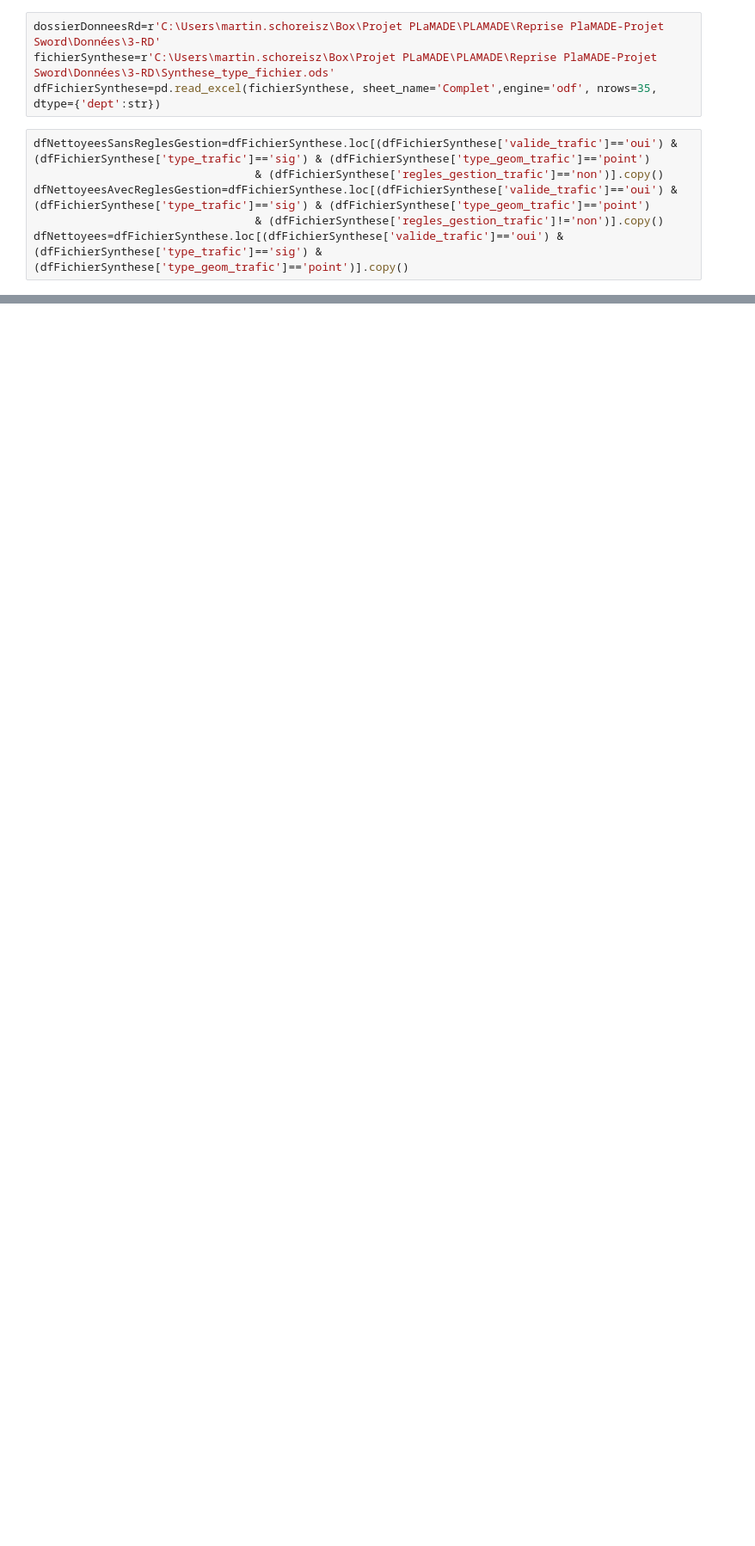
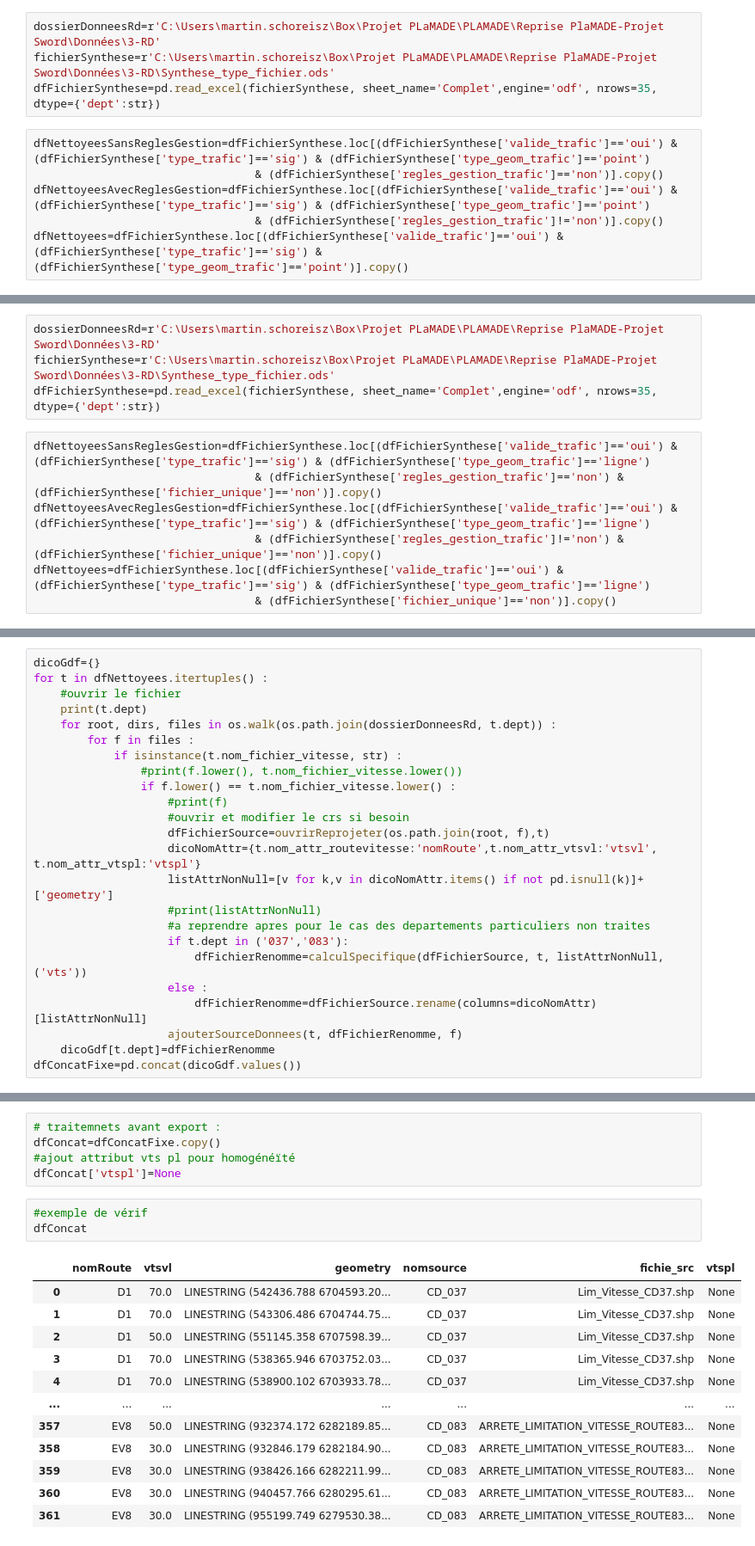
Before and after one commit to nantodevison/plamade, a Jupyter notebook: PlaMADE/src/Outils.ipynb, the cells around one changed output, grey strips where cells are left out. Shown: that part at 86% size. Saved outputs shown, nothing was run; the diff lists cells and outputs as text; blank space fills up the shorter version.

Commit message:
concat rd fini

```diff
--- a/PlaMADE/src/Outils.ipynb
+++ b/PlaMADE/src/Outils.ipynb
@@ -553,0 +629,11 @@ array(['BBSG', 'ES', None], dtype=object)
+# %%
+dossierDonneesRd=r'C:\Users\martin.schoreisz\Box\Projet PLaMADE\PLAMADE\Reprise PlaMADE-Projet Sword\Données\3-RD'
+fichierSynthese=r'C:\Users\martin.schoreisz\Box\Projet PLaMADE\PLAMADE\Reprise PlaMADE-Projet Sword\Données\3-RD\Synthese_type_fichier.ods'
+dfFichierSynthese=pd.read_excel(fichierSynthese, sheet_name='Complet',engine='odf', nrows=35, dtype={'dept':str})
+# %%
+dfNettoyeesSansReglesGestion=dfFichierSynthese.loc[(dfFichierSynthese['valide_trafic']=='oui') & (dfFichierSynthese['type_trafic']=='sig') & (dfFichierSynthese['type_geom_trafic']=='ligne')
+                                 & (dfFichierSynthese['regles_gestion_trafic']=='non') & (dfFichierSynthese['fichier_unique']=='non')].copy()
+dfNettoyeesAvecReglesGestion=dfFichierSynthese.loc[(dfFichierSynthese['valide_trafic']=='oui') & (dfFichierSynthese['type_trafic']=='sig') & (dfFichierSynthese['type_geom_trafic']=='ligne')
+                                 & (dfFichierSynthese['regles_gestion_trafic']!='non') & (dfFichierSynthese['fichier_unique']=='non')].copy()
+dfNettoyees=dfFichierSynthese.loc[(dfFichierSynthese['valide_trafic']=='oui') & (dfFichierSynthese['type_trafic']=='sig') & (dfFichierSynthese['type_geom_trafic']=='ligne')
+                                 & (dfFichierSynthese['fichier_unique']=='non')].copy()
@@ -553,0 +687,24 @@ array(['BBSG', 'ES', None], dtype=object)
+# %%
+dicoGdf={}
+for t in dfNettoyees.itertuples() :
+    #ouvrir le fichier
+    print(t.dept)
+    for root, dirs, files in os.walk(os.path.join(dossierDonneesRd, t.dept)) :
+        for f in files :
+            if isinstance(t.nom_fichier_vitesse, str) :
+                #print(f.lower(), t.nom_fichier_vitesse.lower())
+                if f.lower() == t.nom_fichier_vitesse.lower() :
+                    #print(f)
+                    #ouvrir et modifier le crs si besoin
+                    dfFichierSource=ouvrirReprojeter(os.path.join(root, f),t)
+                    dicoNomAttr={t.nom_attr_routevitesse:'nomRoute',t.nom_attr_vtsvl:'vtsvl', t.nom_attr_vtspl:'vtspl'}
+                    listAttrNonNull=[v for k,v in dicoNomAttr.items() if not pd.isnull(k)]+['geometry']
+                    #print(listAttrNonNull)
+                    #a reprendre apres pour le cas des departements particuliers non traites
+                    if t.dept in ('037','083'):
+                        dfFichierRenomme=calculSpecifique(dfFichierSource, t, listAttrNonNull, ('vts'))
+                    else :
+                        dfFichierRenomme=dfFichierSource.rename(columns=dicoNomAttr)[listAttrNonNull]
+                    ajouterSourceDonnees(t, dfFichierRenomme, f)
+    dicoGdf[t.dept]=dfFichierRenomme
+dfConcatFixe=pd.concat(dicoGdf.values())
@@ -553,0 +717,21 @@ array(['BBSG', 'ES', None], dtype=object)
+# %%
+# traitemnets avant export :
+dfConcat=dfConcatFixe.copy()
+#ajout attribut vts pl pour homogénéïté
+dfConcat['vtspl']=None
+# %%
+#exemple de vérif
+dfConcat
+# %% [output]
+|  | nomRoute | vtsvl | geometry | nomsource | fichie_src | vtspl |
+| 0 | D1 | 70.0 | LINESTRING (542436.788 6704593.20... | CD_037 | Lim_Vitesse_CD37.shp | None |
+| 1 | D1 | 70.0 | LINESTRING (543306.486 6704744.75... | CD_037 | Lim_Vitesse_CD37.shp | None |
+| 2 | D1 | 50.0 | LINESTRING (551145.358 6707598.39... | CD_037 | Lim_Vitesse_CD37.shp | None |
+| 3 | D1 | 70.0 | LINESTRING (538365.946 6703752.03... | CD_037 | Lim_Vitesse_CD37.shp | None |
+| 4 | D1 | 70.0 | LINESTRING (538900.102 6703933.78... | CD_037 | Lim_Vitesse_CD37.shp | None |
+| ... | ... | ... | ... | ... | ... | ... |
+| 357 | EV8 | 50.0 | LINESTRING (932374.172 6282189.85... | CD_083 | ARRETE_LIMITATION_VITESSE_ROUTE83... | None |
+| 358 | EV8 | 30.0 | LINESTRING (932846.179 6282184.90... | CD_083 | ARRETE_LIMITATION_VITESSE_ROUTE83... | None |
+| 359 | EV8 | 30.0 | LINESTRING (938426.166 6282211.99... | CD_083 | ARRETE_LIMITATION_VITESSE_ROUTE83... | None |
+| 360 | EV8 | 30.0 | LINESTRING (940457.766 6280295.61... | CD_083 | ARRETE_LIMITATION_VITESSE_ROUTE83... | None |
+| 361 | EV8 | 30.0 | LINESTRING (955199.749 6279530.38... | CD_083 | ARRETE_LIMITATION_VITESSE_ROUTE83... | None |
```
Also changed, not shown: parts of 24 cells of this notebook.
